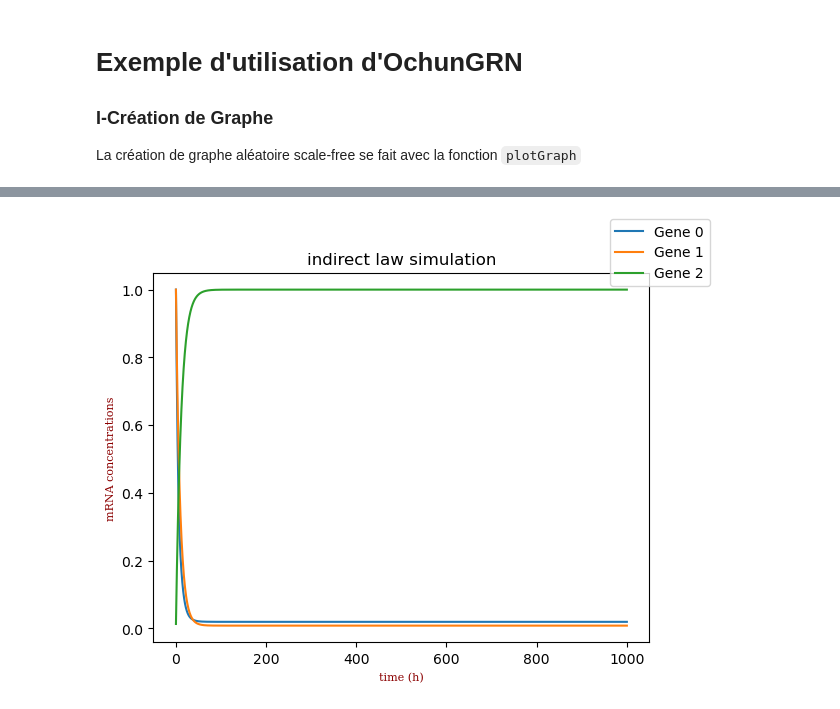
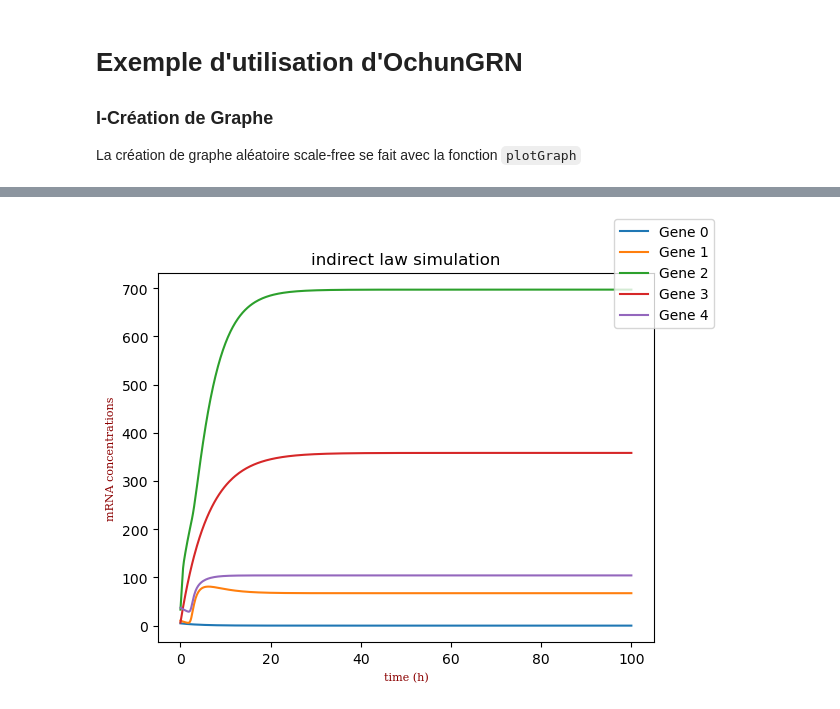
Before and after one commit to castlechild/GRNSimulation, a Jupyter notebook: exemple.ipynb, the cells around one changed output, grey strips where cells are left out. Cells and saved outputs as stored; diff of their text form; code cells hidden in the pictures.

```diff
--- a/exemple.ipynb
+++ b/exemple.ipynb
@@ -5,7 +5,8 @@ La création de graphe aléatoire scale-free se fait avec la fonction `plotGraph
 # %%
 import numpy as np
 import ochunGRN as oGRN
-GENESNB = 8
-test = oGRN.randomGrn(GENESNB,0.2,0.4)
-oGRN.plotGraph(test,actInhPlotBool=True)
+import random as rd
+GENESNB = 5
+test = oGRN.randomGrn(GENESNB, 0.2, 0.4)
+oGRN.plotGraph(test, actInhPlotBool=True)
 # %% [output]
@@ -21,5 +22,5 @@ oGRN.plotSim(test,"test.png")
 # %%
-oGRN.simulationODEs(test, ["indirect"], (0,1000),Coeff)
-oGRN.plotSim(test,"test.png")
+oGRN.simulationODEs(test, ["indirect"], (0,100), Coeff)
+oGRN.plotSim(test, "test.png")
 # %% [output]
-[figure, old version]
+[figure, new version]
```
Also changed, not shown: parts of 6 cells of this notebook, 7 other files.
